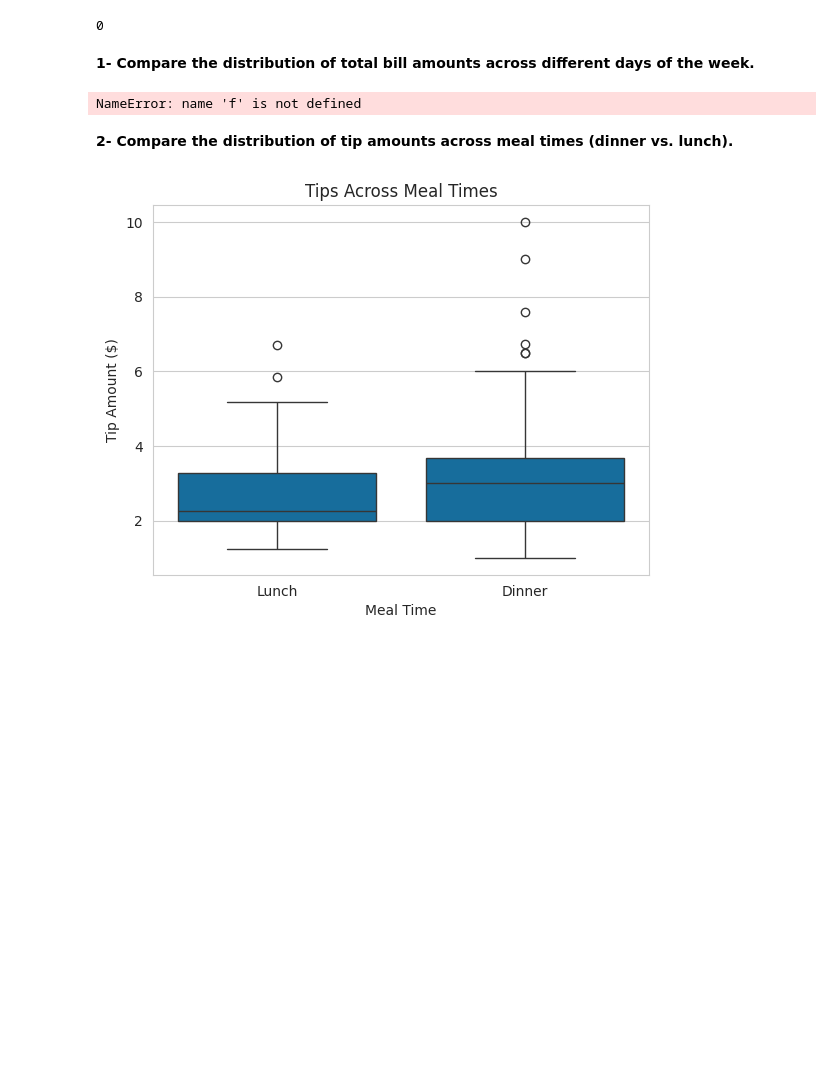
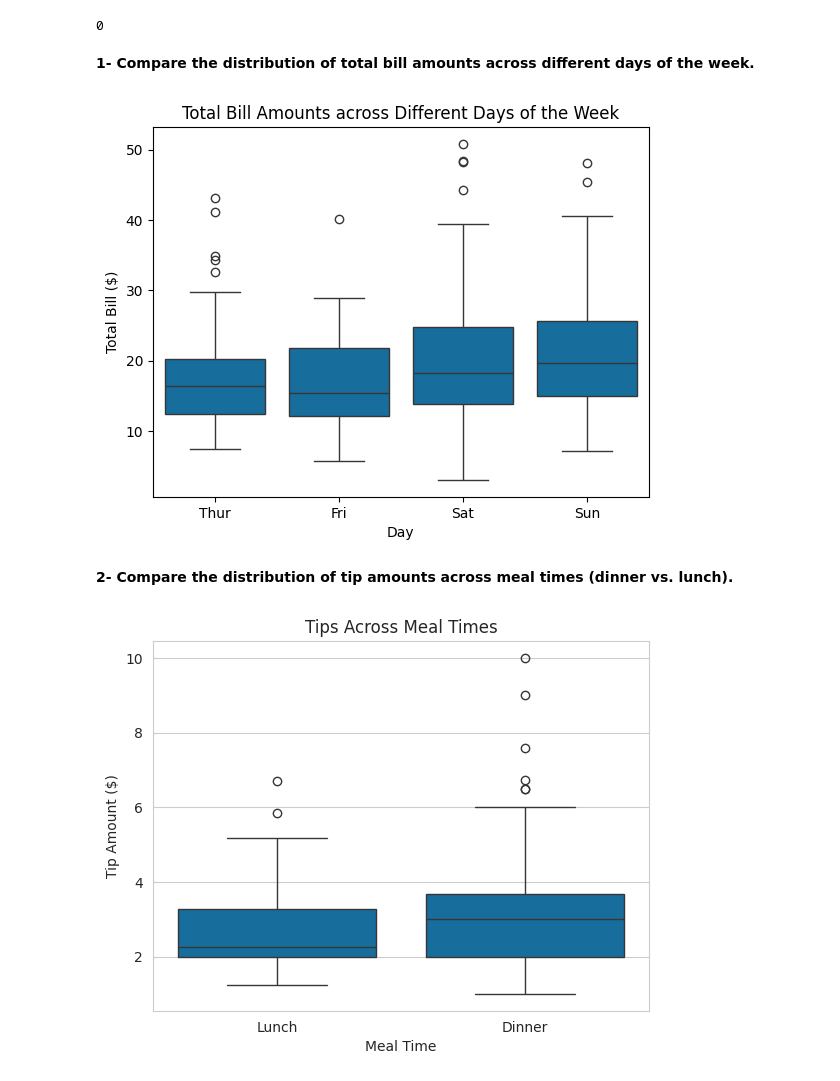
Before and after one commit to kyook17/BADM576, a Jupyter notebook: Team10_Homework_4.ipynb, the cells around one changed output. Cells and saved outputs as stored; diff of their text form; code cells hidden in the pictures; blank space fills up the shorter version.

```diff
--- a/Team10_Homework_4.ipynb
+++ b/Team10_Homework_4.ipynb
@@ -40,10 +41,14 @@ tips.duplicated().sum()
 0
 # %% [markdown]
 **1- Compare the distribution of total bill amounts across different days of the week.**
-# %%
-f
-# %% [output]
-NameError: name 'f' is not defined
+# %%
+sns.boxplot(x='day', y='total_bill', data=tips)
+plt.title('Total Bill Amounts across Different Days of the Week')
+plt.xlabel('Day')
+plt.ylabel('Total Bill ($)')
+plt.show()
+# %% [output]
+[figure, added]
 # %% [markdown]
 **2- Compare the distribution of tip amounts across meal times (dinner vs. lunch).**
 # %%
```
Also changed, not shown: parts of 1 cell of this notebook.
